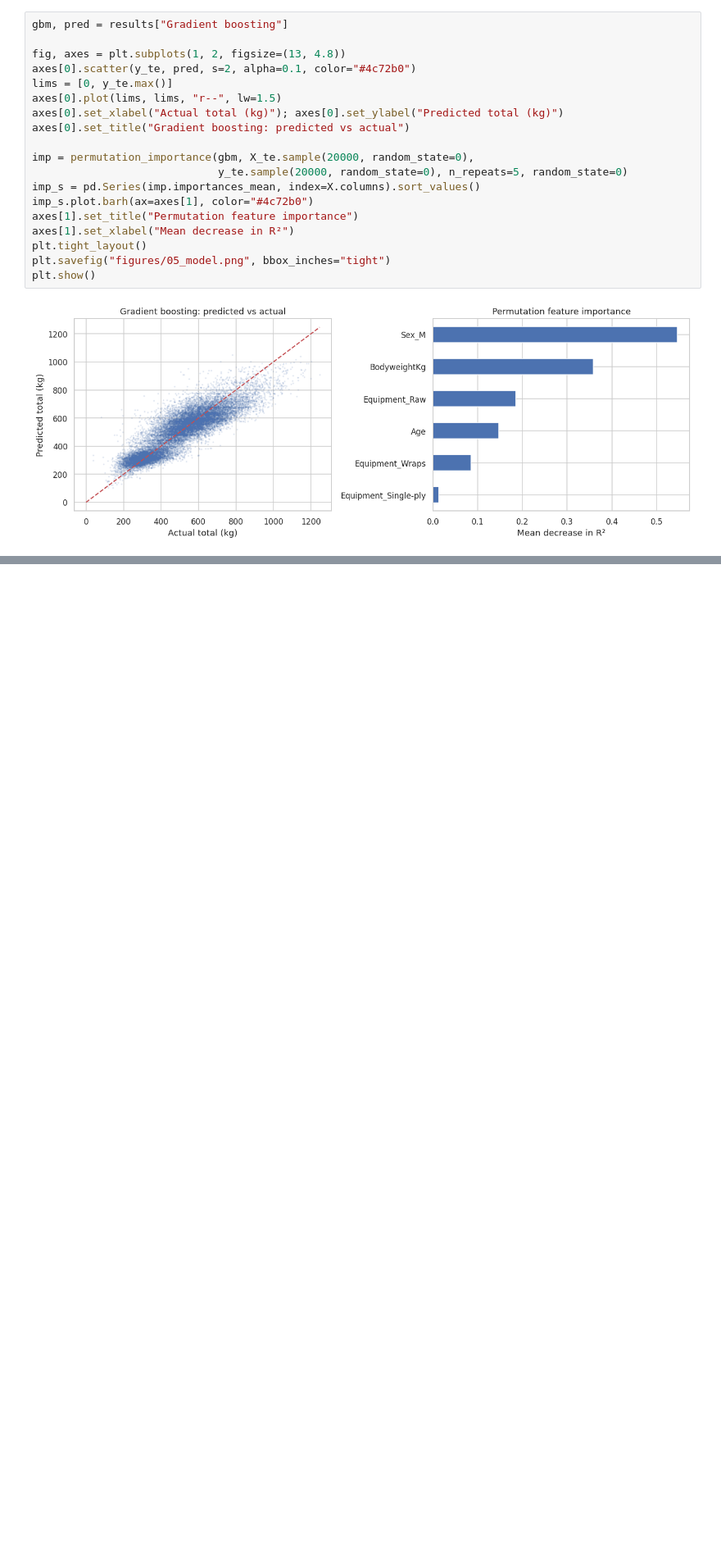
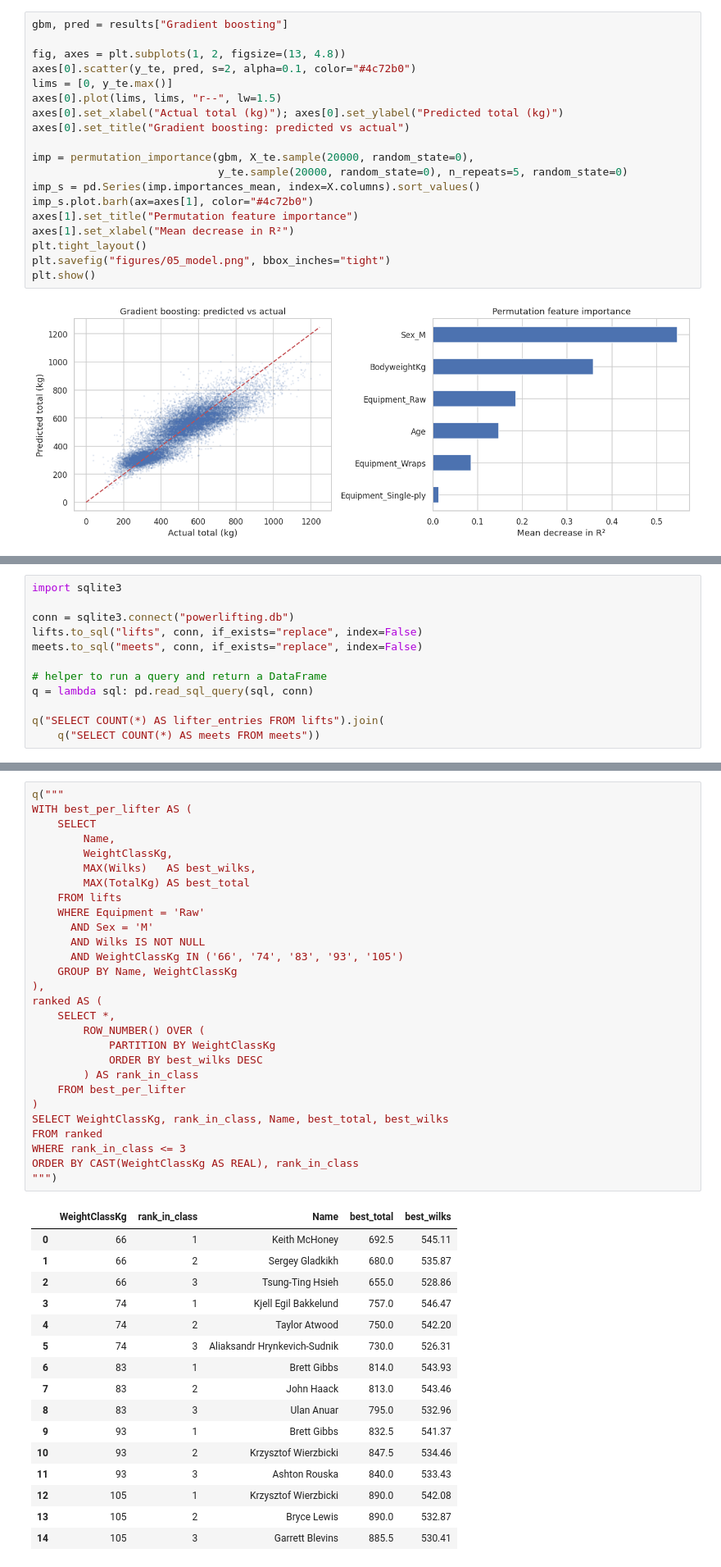
Before and after one commit to Zhanshat11/powerlifting-analytics, a Jupyter notebook: powerlifting_analysis.ipynb, the cells around one changed output, grey strips where cells are left out. Shown at 82% size. Cells and saved outputs as stored; diff of their text form; blank space fills up the shorter version.

Commit message:
Add SQL analysis section (SQLite, joins, window functions)

```diff
--- a/powerlifting_analysis.ipynb
+++ b/powerlifting_analysis.ipynb
@@ -304,0 +309,12 @@ plt.show()
+# %%
+import sqlite3
+
+conn = sqlite3.connect("powerlifting.db")
+lifts.to_sql("lifts", conn, if_exists="replace", index=False)
+meets.to_sql("meets", conn, if_exists="replace", index=False)
+
+# helper to run a query and return a DataFrame
+q = lambda sql: pd.read_sql_query(sql, conn)
+
+q("SELECT COUNT(*) AS lifter_entries FROM lifts").join(
+    q("SELECT COUNT(*) AS meets FROM meets"))
@@ -304,0 +375,45 @@ plt.show()
+# %%
+q("""
+WITH best_per_lifter AS (
+    SELECT
+        Name,
+        WeightClassKg,
+        MAX(Wilks)   AS best_wilks,
+        MAX(TotalKg) AS best_total
+    FROM lifts
+    WHERE Equipment = 'Raw'
+      AND Sex = 'M'
+      AND Wilks IS NOT NULL
+      AND WeightClassKg IN ('66', '74', '83', '93', '105')
+    GROUP BY Name, WeightClassKg
+),
+ranked AS (
+    SELECT *,
+        ROW_NUMBER() OVER (
+            PARTITION BY WeightClassKg
+            ORDER BY best_wilks DESC
+        ) AS rank_in_class
+    FROM best_per_lifter
+)
+SELECT WeightClassKg, rank_in_class, Name, best_total, best_wilks
+FROM ranked
+WHERE rank_in_class <= 3
+ORDER BY CAST(WeightClassKg AS REAL), rank_in_class
+""")
+# %% [output]
+|  | WeightClassKg | rank_in_class | Name | best_total | best_wilks |
+| 0 | 66 | 1 | Keith McHoney | 692.5 | 545.11 |
+| 1 | 66 | 2 | Sergey Gladkikh | 680.0 | 535.87 |
+| 2 | 66 | 3 | Tsung-Ting Hsieh | 655.0 | 528.86 |
+| 3 | 74 | 1 | Kjell Egil Bakkelund | 757.0 | 546.47 |
+| 4 | 74 | 2 | Taylor Atwood | 750.0 | 542.20 |
+| 5 | 74 | 3 | Aliaksandr Hrynkevich-Sudnik | 730.0 | 526.31 |
+| 6 | 83 | 1 | Brett Gibbs | 814.0 | 543.93 |
+| 7 | 83 | 2 | John Haack | 813.0 | 543.46 |
+| 8 | 83 | 3 | Ulan Anuar | 795.0 | 532.96 |
+| 9 | 93 | 1 | Brett Gibbs | 832.5 | 541.37 |
+| 10 | 93 | 2 | Krzysztof Wierzbicki | 847.5 | 534.46 |
+| 11 | 93 | 3 | Ashton Rouska | 840.0 | 533.43 |
+| 12 | 105 | 1 | Krzysztof Wierzbicki | 890.0 | 542.08 |
+| 13 | 105 | 2 | Bryce Lewis | 890.0 | 532.87 |
+| 14 | 105 | 3 | Garrett Blevins | 885.5 | 530.41 |
```
Also changed, not shown: parts of 9 cells of this notebook, 2 other files.
